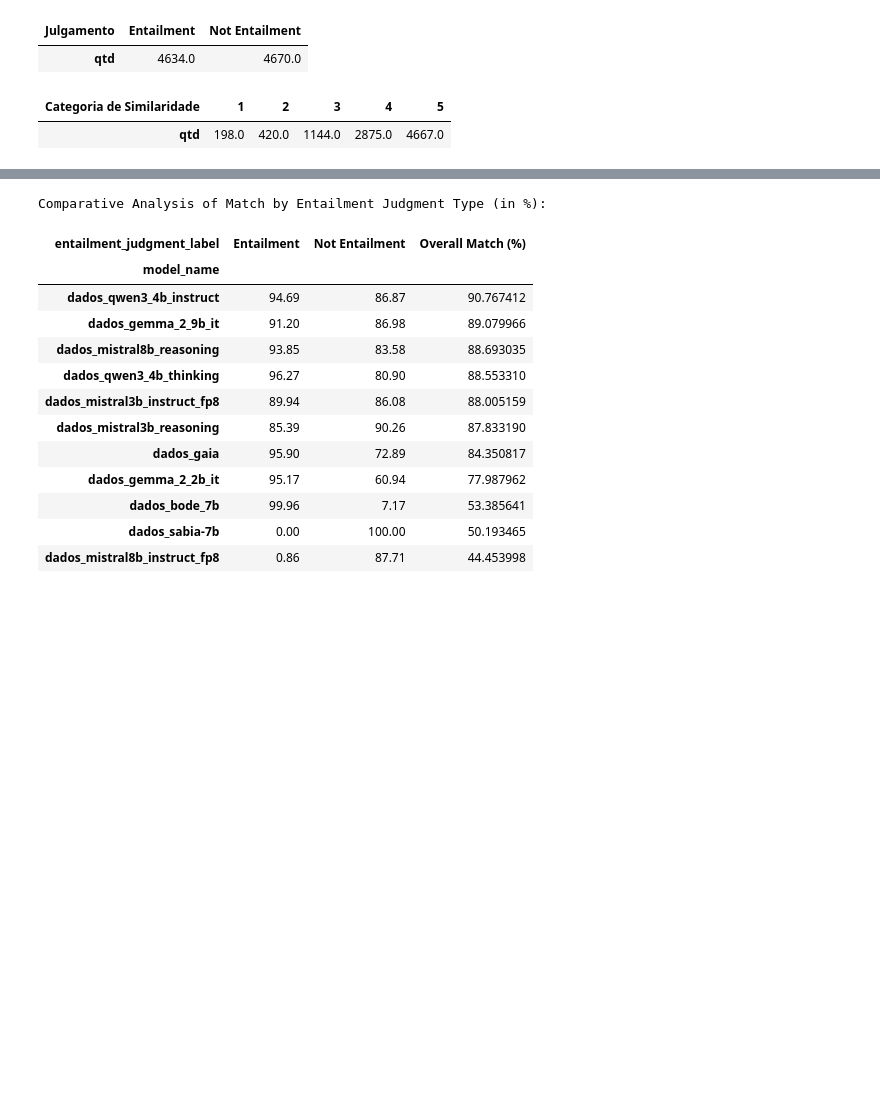
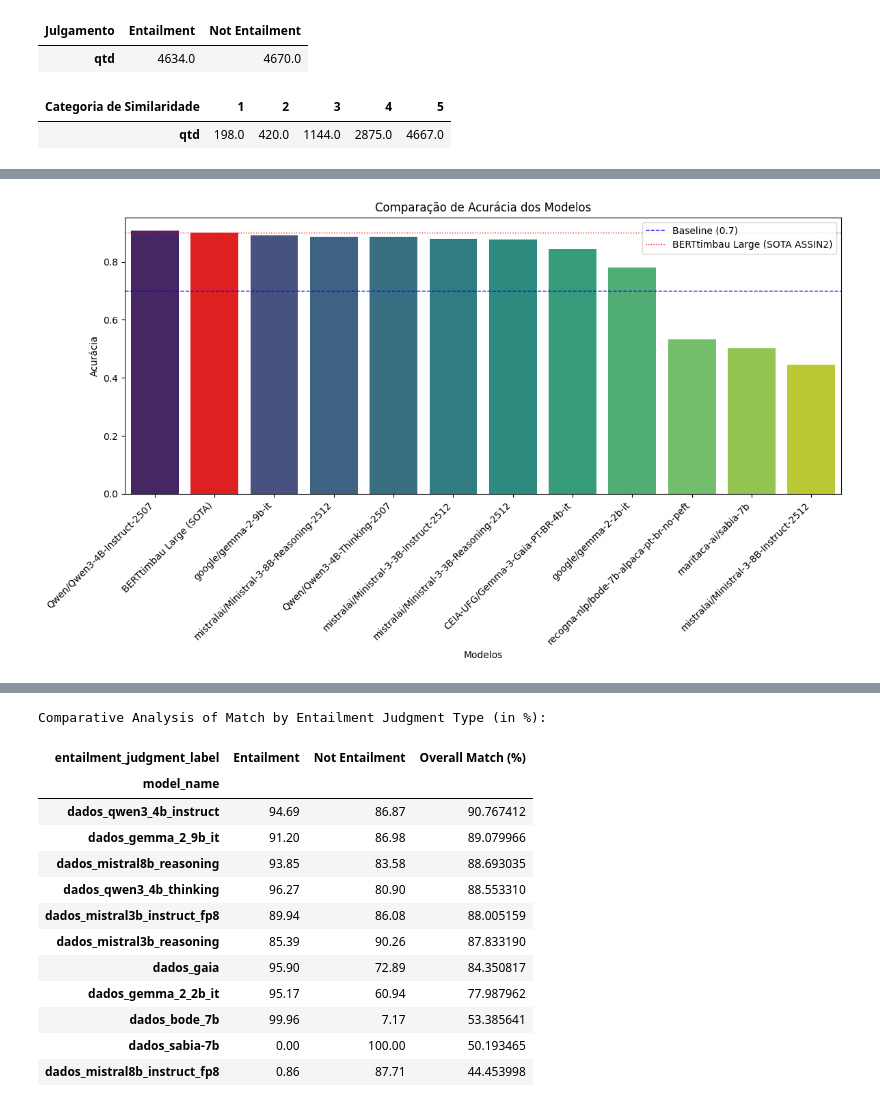
Before and after one commit to mancinigabriel/tcc-pece-assin2-llm-challenges, a Jupyter notebook: notebooks/analise_dados.ipynb, the cells around one changed output, grey strips where cells are left out. Drawn from its saved outputs; the diff is of its cells as text; code cells hidden in the pictures; blank space fills up the shorter version.

```diff
--- a/notebooks/analise_dados.ipynb
+++ b/notebooks/analise_dados.ipynb
@@ -197,3 +164,86 @@ Passing `palette` without assigning `hue` is deprecated and will be removed in v
+# %%
+import matplotlib.pyplot as plt
+import seaborn as sns
+import pandas as pd
+import numpy as np
+
+# Create a temporary DataFrame to hold the original df_logs data for plotting
+# and ensure any modifications are local to this plotting operation.
+df_logs_plot_data = df_logs.copy()
+
+# Prepare the data for the new model 'Bertimbau'
+# Create a dictionary representing the new row, ensuring it has all the columns
+# present in the original df_logs, filling non-essential ones with NaN.
+bertimbau_data = {
+    'model': 'BERTtimbau Large (SOTA)',
+    'metrics_acurácia': 0.90,
+    # Fill with NaN for non-relevant columns to match df_logs structure
+    'gpu': np.nan,
+    'quantized': np.nan,
+    'execution_inicio': pd.NaT,
+    'execution_inicio_teste_consistencia': pd.NaT,
+    'execution_fim_teste_consistencia': pd.NaT,
+    'execution_fim': pd.NaT,
+    'generation_temperature': np.nan,
+    'generation_top_p': np.nan,
+    'generation_top_k': np.nan,
+    'generation_max_output_tokens': np.nan,
+    'metrics_consistência.mean_consistency': np.nan,
+    'metrics_consistência.std_consistency': np.nan
+}
+# Create a DataFrame from the new row
+new_bertimbau_df = pd.DataFrame([bertimbau_data])
+
+# Concatenate the new model's data with the existing logs
+df_logs_extended = pd.concat([df_logs_plot_data, new_bertimbau_df], ignore_index=True)
+
+# Sort the extended DataFrame by accuracy for visualization
+df_logs_sorted_extended = df_logs_extended.sort_values(by='metrics_acurácia', ascending=False)
+
+# Define a custom color palette for highlighting 'Bertimbau'
+# Generate viridis colors for all bars based on their sorted order
+total_bars = len(df_logs_sorted_extended)
+viridis_colors_map = sns.color_palette('viridis', n_colors=total_bars)
+
+bar_colors = []
+for i, model_name in enumerate(df_logs_sorted_extended['model']):
+    if model_name == 'BERTtimbau Large (SOTA)':
+        bar_colors.append('red') # Highlight color for Bertimbau
+    else:
+        bar_colors.append(viridis_colors_map[i]) # Assign viridis color to other models
+
+
+plt.figure(figsize=(12, 7))
+sns.barplot(
+    x='model',
+    y='metrics_acurácia',
+    data=df_logs_sorted_extended,
+    hue='model', # Assign x variable to hue to suppress FutureWarning
+    palette=bar_colors, # Use the custom color list
+    legend=False # Set legend to False as suggested by FutureWarning
+)
+
+# Reference lines
+plt.axhline(y=0.7, color='blue', linestyle='--', linewidth=1.0, label='Baseline (0.7)')
+plt.axhline(y=0.9, color='red', linestyle=':', linewidth=1.0, label='BERTtimbau Large (SOTA ASSIN2)')
+
+plt.xlabel('Modelos')
+plt.ylabel('Acurácia')
+plt.title('Comparação de Acurácia dos Modelos') # Updated title
+plt.xticks(rotation=45, ha='right')
+
+# Create a custom legend for Bertimbau and the reference lines
+handles, labels = plt.gca().get_legend_handles_labels()
+# Add a custom legend entry for Bertimbau
+bertimbau_patch = plt.Rectangle((0,0),1,1, fc="red", edgecolor = 'none')
+# handles.insert(0, bertimbau_patch) # Insert at the beginning
+# labels.insert(0, 'BERTtimbau Large (0.9)') # Corresponding label
+
+plt.legend(handles=handles, labels=labels)
+plt.tight_layout()
+plt.show()
+# %% [output]
+[figure, added]
 # %%
 import matplotlib.pyplot as plt
 import seaborn as sns
```
Also changed, not shown: parts of 10 cells of this notebook.
